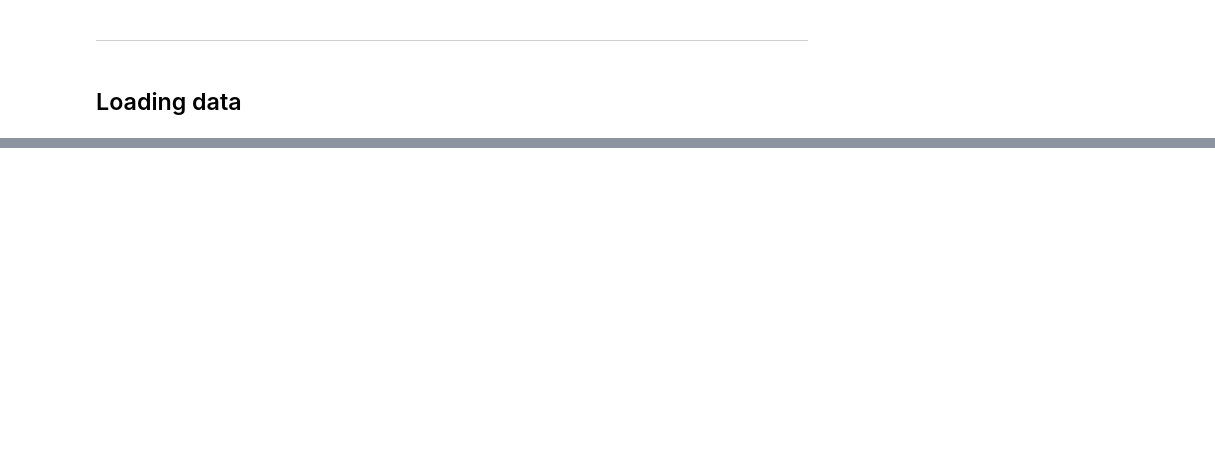
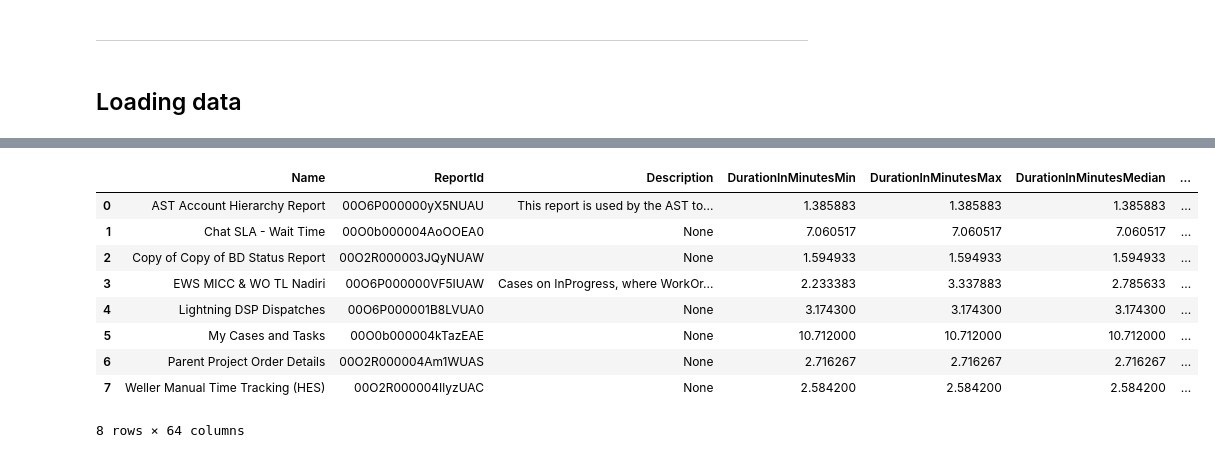
Before and after one commit to dell-splab/lightning-analysis, a Jupyter notebook: non-performing-reports/report/1.5. Which errors comes from these reports.ipynb, the cells around one changed output, grey strips where cells are left out. Saved outputs shown, nothing was run; the diff lists cells and outputs as text; code cells hidden in the pictures; blank space fills up the shorter version.

```diff
--- a/non-performing-reports/report/1.5. Which errors comes from these reports.ipynb
+++ b/non-performing-reports/report/1.5. Which errors comes from these reports.ipynb
@@ -171,0 +13,52 @@ interest_columns = ['DurationInMinutes', 'ReportId', 'UI_EVENT_ID', 'UI_EVENT_TY
+# %%
+interest_cols = {
+    'Name': "first",
+    "ReportId": "first",
+    "Description": "first",
+    "DurationInMinutes": ["min", "max", "median", "mean", "std", "count"],
+    'RowsProcessed': ["sum", "min", "max", "median", "mean", "std"],
+    "RowsReturned": ["first", "unique", "count"],
+    'ConnectionType': ["first", "unique", "count"],
+    'ColumnHeaders': ["first", "unique", "count"],
+    'DashboardId': "first",
+    'DashboardName': "first",
+    'Format': "first",
+    'GroupedColumnHeaders': ["first", "unique"],
+    "OperationType": ["first", "unique", "count"],
+    'OsName': ["first", "unique", "count"],
+    'OsVersion': ["first", "unique", "count"],
+    'PageStartTime': ["first", "unique"],
+    'PageUrl': ["first", "unique", "count"],
+    'PreviousPageAppName': ["first", "unique", "count"],
+    'PreviousPageEntityType': ["first", "unique", "count"],
+    'PreviousPageUrl': ["first", "unique", "count"],
+    'DisplayedFieldEntities': ["first", "unique", "count"],
+    'EvaluationTime': ["first", "unique", "count"],
+    'DeviceModel': ["first", "unique", "count"],
+    'DevicePlatform': ["first", "unique", "count"]
+}
+# %%
+summary = problematics_regarding_time[list(interest_cols.keys())]\
+    .groupby("Name")\
+    .agg({k: v for k, v in interest_cols.items() if k!="Name"})\
+    .reset_index()
+# %%
+new_column_names = []
+for k, v in zip(summary.columns.get_level_values(0), summary.columns.get_level_values(1)):
+    columnName = k + ("" if v=="first" else v.capitalize())
+    new_column_names.append(columnName)
+# %%
+summary.columns = new_column_names
+# %%
+summary
+# %% [output]
+|  | Name | ReportId | Description | DurationInMinutesMin | DurationInMinutesMax | DurationInMinutesMedian | ... |
+| 0 | AST Account Hierarchy Report | 00O6P000000yX5NUAU | This report is used by the AST to... | 1.385883 | 1.385883 | 1.385883 | ... |
+| 1 | Chat SLA - Wait Time | 00O0b000004AoOOEA0 | None | 7.060517 | 7.060517 | 7.060517 | ... |
+| 2 | Copy of Copy of BD Status Report | 00O2R000003JQyNUAW | None | 1.594933 | 1.594933 | 1.594933 | ... |
+| 3 | EWS MICC & WO TL Nadiri | 00O6P000000VF5IUAW | Cases on InProgress, where WorkOr... | 2.233383 | 3.337883 | 2.785633 | ... |
+| 4 | Lightning DSP Dispatches | 00O6P000001B8LVUA0 | None | 3.174300 | 3.174300 | 3.174300 | ... |
+| 5 | My Cases and Tasks | 00O0b000004kTazEAE | None | 10.712000 | 10.712000 | 10.712000 | ... |
+| 6 | Parent Project Order Details | 00O2R000004Am1WUAS | None | 2.716267 | 2.716267 | 2.716267 | ... |
+| 7 | Weller Manual Time Tracking (HES) | 00O2R000004IlyzUAC | None | 2.584200 | 2.584200 | 2.584200 | ... |
+8 rows × 64 columns
```
Also changed, not shown: parts of 84 cells of this notebook.
